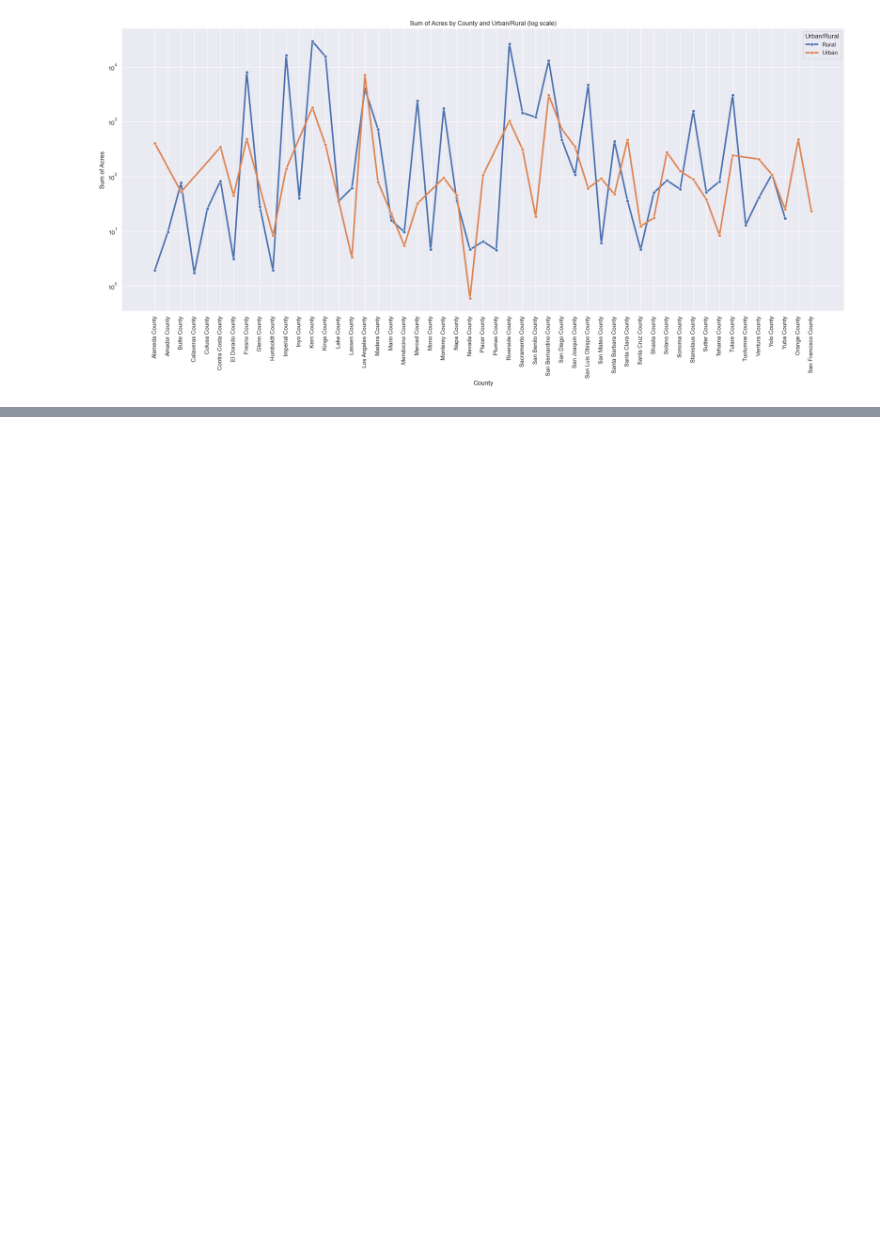
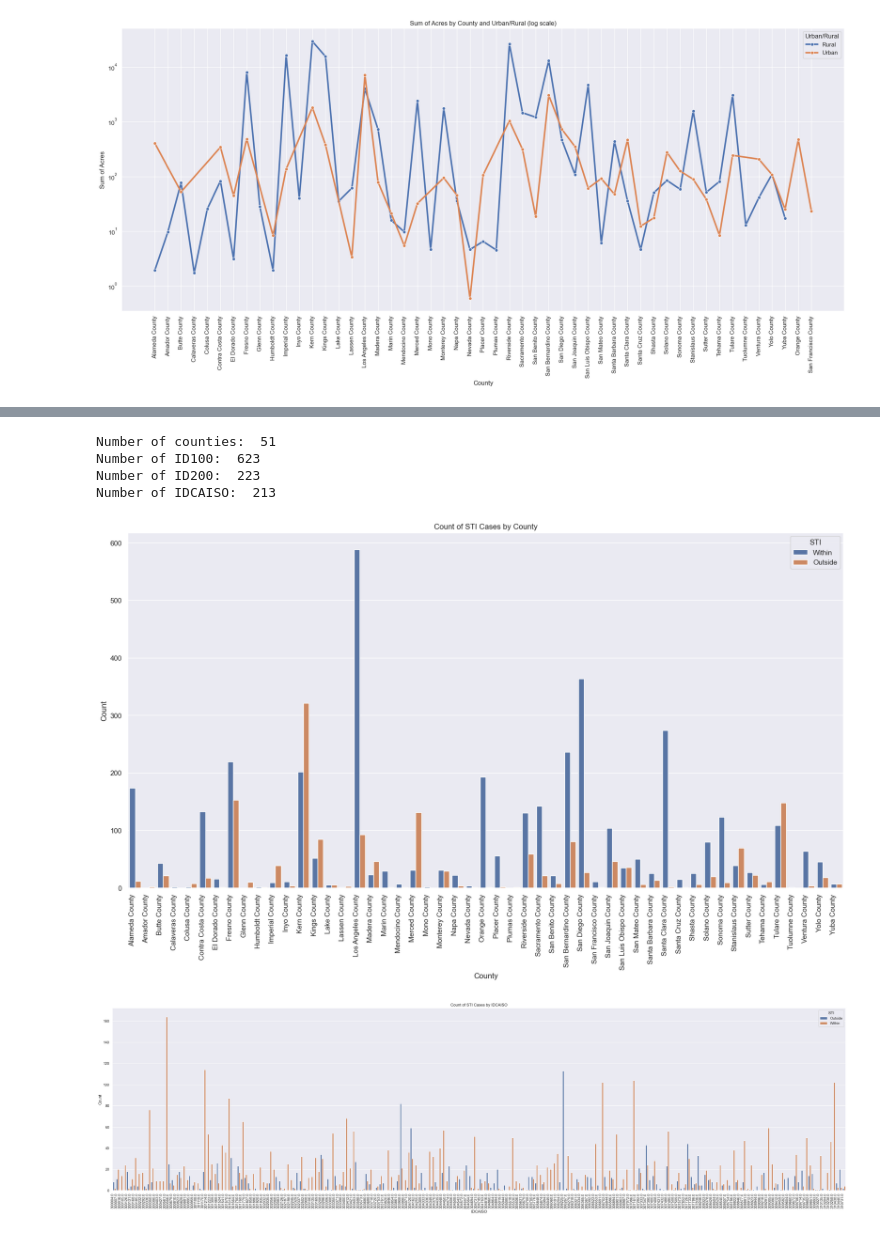
Before and after one commit to DataScientest-Studio/dec24_bds_solar_energy, a Jupyter notebook: notebooks/Data Exploration.ipynb, the cells around one changed output, grey strips where cells are left out. Cells and saved outputs as stored; diff of their text form; code cells hidden in the pictures; blank space fills up the shorter version.

```diff
--- a/notebooks/Data Exploration.ipynb
+++ b/notebooks/Data Exploration.ipynb
@@ -189,5 +301,6 @@ plt.show();
 # %%
 # Distribution of acres in log scale
+sns.set() # to change theme
 sns.catplot(y='Acres', data=df_no_ids, kind='box', hue='Urban or Rural')
 plt.title('Solar power plant area distribution (log scale)')
 plt.yscale('log')
@@ -196,6 +309,7 @@ plt.show();
 [figure]
 # %%
 # Distribution of acres in log scale with county in x
+sns.set() # to change theme
 plt.figure(figsize=(30,10))
 g = sns.catplot(x='County', y='Acres', data=df_no_ids, kind='box', hue='Urban or Rural')
 plt.title('Solar power plant area distribution (log scale)')
@@ -208,6 +322,7 @@ plt.show();
 [figure]
 # %%
 # Distribution of acres in log scale
+sns.set() # to change theme
 sns.catplot(y='Acres', data=df_no_ids, kind='box', hue='Install Type')
 plt.title('Solar power plant area distribution (log scale)')
 plt.yscale('log')
@@ -216,6 +331,7 @@ plt.show();
 [figure]
 # %%
 # Distribution of acres in log scale
+sns.set() # to change theme
 sns.catplot(y='Acres', data=df_no_ids, kind='box', hue='Combined Class')
 plt.title('Solar power plant area distribution (log scale)')
 plt.yscale('log')
@@ -346,3 +462,30 @@ plt.show();
 #plt.savefig("SumByUrbanRuralLog.png");
 # %% [output]
 [figure]
+# %%
+display(df.head(1))
+print('Number of counties: ', len(df['County'].unique()))
+print('Number of ID100: ', len(df['ID100'].unique()))
+print('Number of ID200: ', len(df['ID200'].unique()))
+print('Number of IDCAISO: ', len(df['IDCAISO'].unique()))
+#df['ID100'].value_counts()
+
+#grouped_data = df.groupby('County')['STI'].value_counts()
+#grouped_data = df.groupby(['County', 'STI']).count()
+
+plt.figure(figsize=(20, 10))
+sns.countplot(data=df, x="County", hue="STI")
+plt.xticks(rotation=90, ha="right")
+plt.xlabel("County")
+plt.ylabel("Count")
+plt.title("Count of STI Cases by County")
+plt.show();
+
+plt.figure(figsize=(40, 10))
+sns.countplot(data=df, x="IDCAISO", hue="STI")
+plt.xticks(rotation=90, ha="right")
+plt.xlabel("IDCAISO")
+plt.ylabel("Count")
+plt.title("Count of STI Cases by IDCAISO")
+plt.show();
+# %% [output]
@@ -348,0 +495,6 @@ plt.show();
+Number of counties:  51
+Number of ID100:  623
+Number of ID200:  223
+Number of IDCAISO:  213
+[figure, added]
+[figure, added]
```
Also changed, not shown: parts of 13 cells of this notebook.
